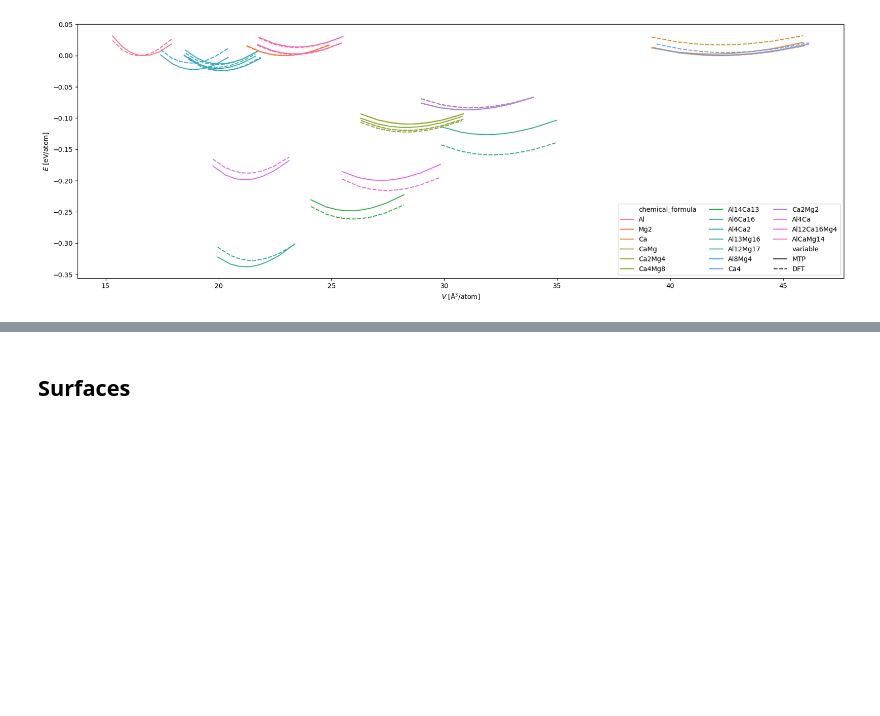
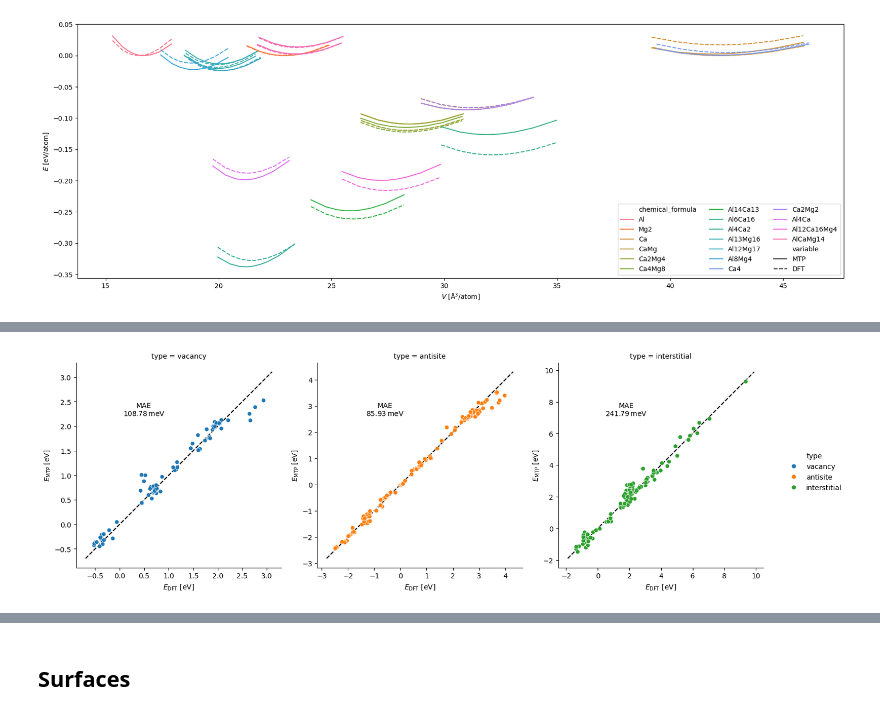
Before and after one commit to eisenforschung/mgalca-mtp-data, a Jupyter notebook: Verification.ipynb, the cells around one changed output, grey strips where cells are left out. Saved outputs shown, nothing was run; the diff lists cells and outputs as text; code cells hidden in the pictures; blank space fills up the shorter version.

```diff
--- a/Verification.ipynb
+++ b/Verification.ipynb
@@ -172,0 +196,18 @@ plt.legend(ncols=3)
+# %%
+g = sns.relplot(
+    data=point,
+    x='E_defect_model', y='E_defect',
+    hue='type',
+    col='type',
+    facet_kws={'sharey': False, 'sharex': False},
+).map(
+    diagref
+).map_dataframe(
+    lambda data, **kwargs: mae_info_point(data, add_count=False, **kwargs),
+).set(
+    xlabel='$E_\mathrm{DFT}$ [eV]',
+    ylabel='$E_\mathrm{MTP}$ [eV]',
+    aspect=1
+)
+# %% [output]
+[figure, added]
```
Also changed, not shown: parts of 4 cells of this notebook, 3 other files.
